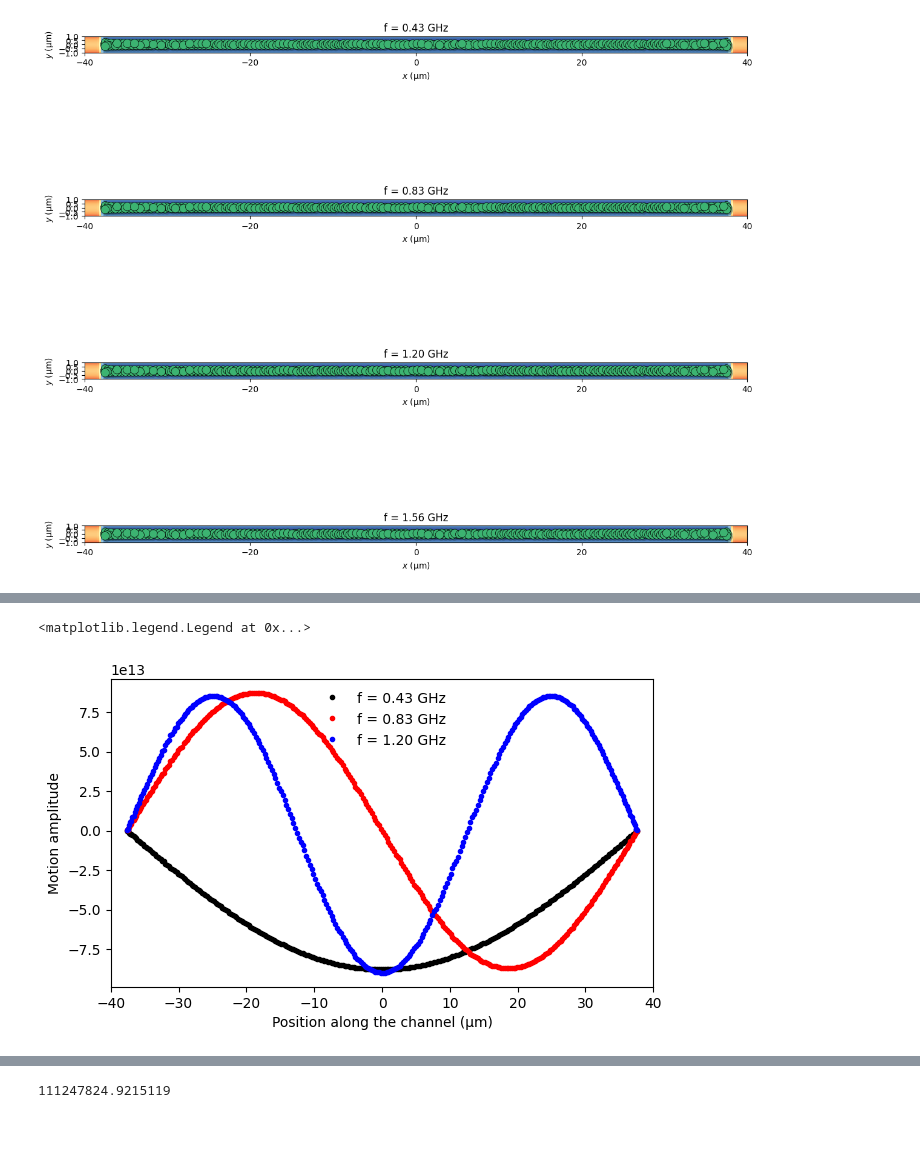
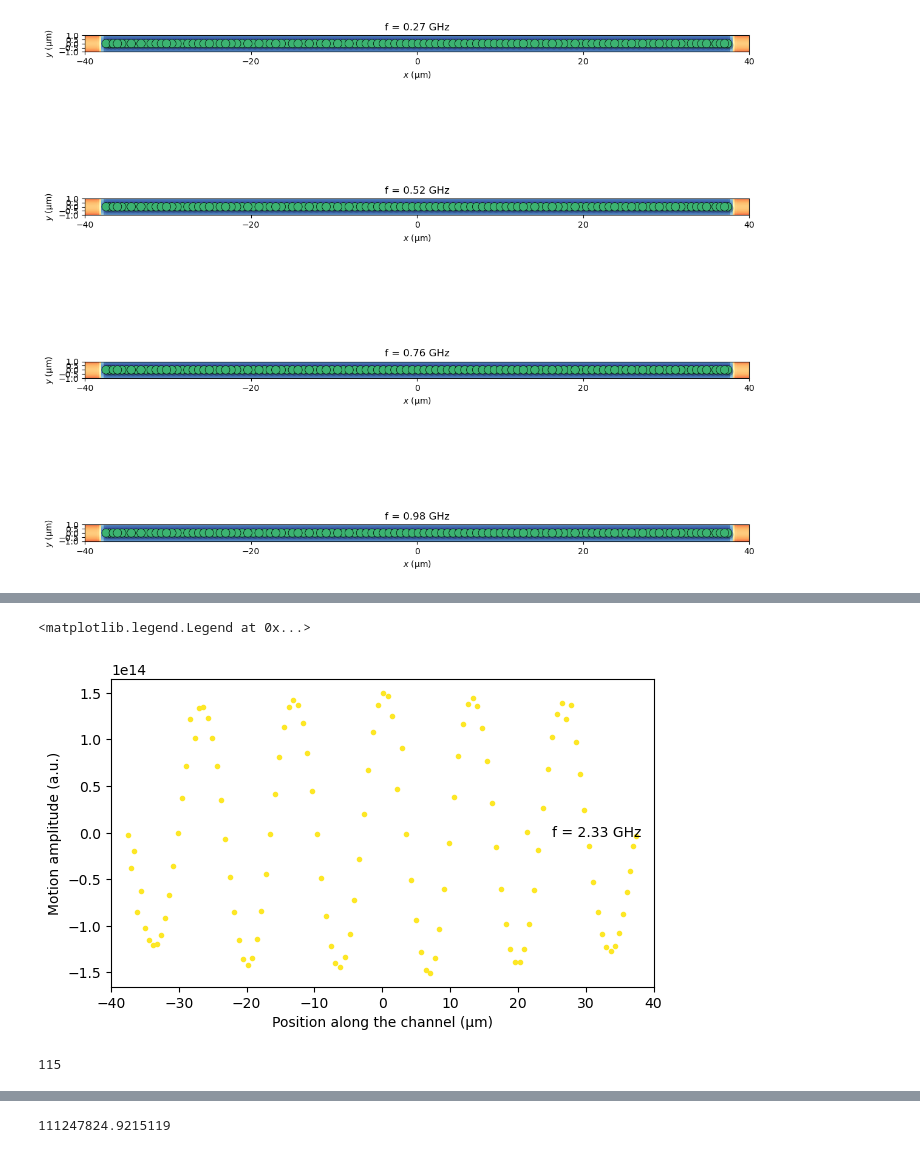
Before and after one commit to gkoolstra/quantum_electron, a Jupyter notebook: examples/04_long_channel.ipynb, the cells around one changed output, grey strips where cells are left out. Cells and saved outputs as stored; diff of their text form; code cells hidden in the pictures.

```diff
--- a/examples/04_long_channel.ipynb
+++ b/examples/04_long_channel.ipynb
@@ -98,12 +98,12 @@ print("Trap curvature for electrons is", 1 / (2 * np.pi * 1e9) * np.sqrt(2 * qe
 # %% [output]
 Trap curvature for electrons is 29.850102621705076 GHz
 # %%
-n_electrons = 400
+n_electrons = 300
 n_plots = 5
 
 fig, ax = plt.subplots(1, 1, figsize=(12, 4))
 
-fm = FullModel(potential_dict=potential_dict, voltage_dict=voltages, trap_annealing_steps=[10.0]*1, max_x_displacement=0.25e-6, max_y_displacement=0.25e-6)
+fm = FullModel(potential_dict=potential_dict, voltage_dict=voltages, trap_annealing_steps=[10.0]*5, max_x_displacement=0.25e-6, max_y_displacement=0.25e-6)
 fm.remove_unbound_electrons = True
 
 # Create a rectangular initial condition
@@ -152,14 +158,13 @@ fm.show_animation(anim)
 # %%
 m = len(final_x)
 
 fig = plt.figure(figsize=(7, 4.))
-plt.plot(final_x / micron, evecs.T[0][1:m+1], '.k', label=f"f = {efreqs[0]/1e9:.2f} GHz")
-plt.plot(final_x / micron, evecs.T[1][1:m+1], '.r', label=f"f = {efreqs[1]/1e9:.2f} GHz")
-plt.plot(final_x / micron, evecs.T[2][1:m+1], '.b', label=f"f = {efreqs[2]/1e9:.2f} GHz")
+for mode_idx in range(10, 11):
+    plt.plot(final_x / micron, evecs.T[mode_idx][1:m+1], '.', color=plt.cm.viridis(mode_idx / 6), label=f"f = {efreqs[mode_idx]/1e9:.2f} GHz")
 plt.xlim(-channel_length/2, channel_length/2)
 plt.xlabel(f"Position along the channel ({chr(956)}m)")
 plt.ylabel("Motion amplitude (a.u.)")
 plt.legend(loc=0, frameon=False)
 # %% [output]
 <matplotlib.legend.Legend at 0x...>
-[figure, old version]
+[figure, new version]
@@ -165,0 +176,4 @@ plt.legend(loc=0, frameon=False)
+# %%
+m
+# %% [output]
+115
```
Also changed, not shown: parts of 14 cells of this notebook, 2 other files.
